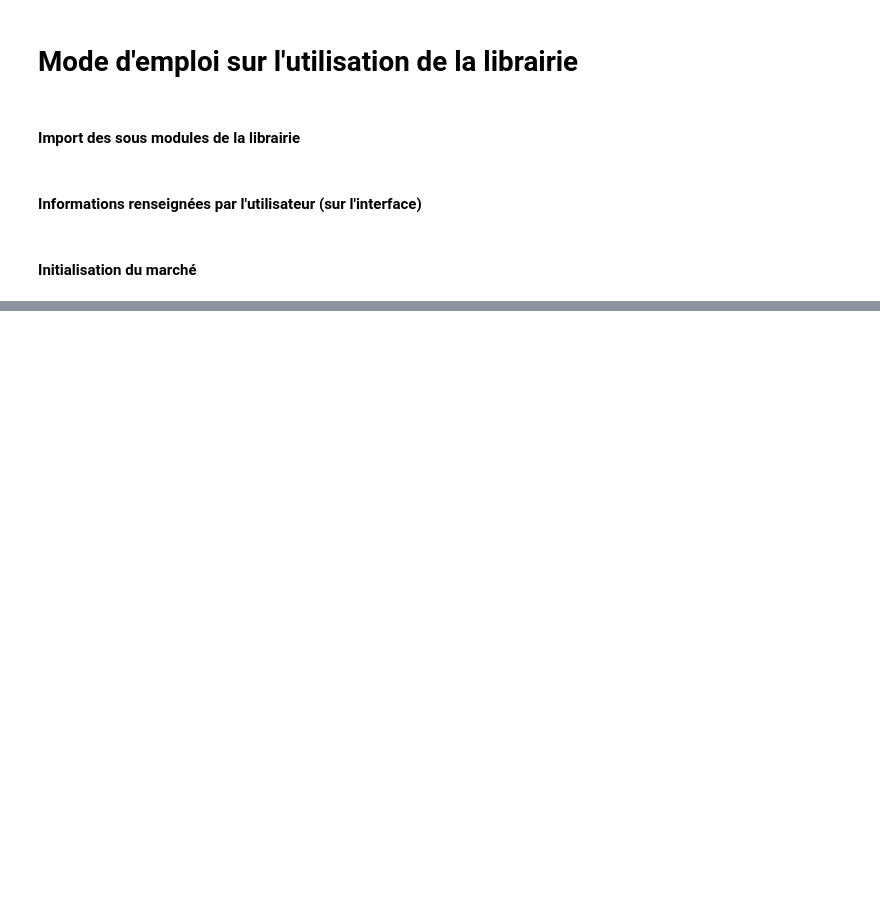
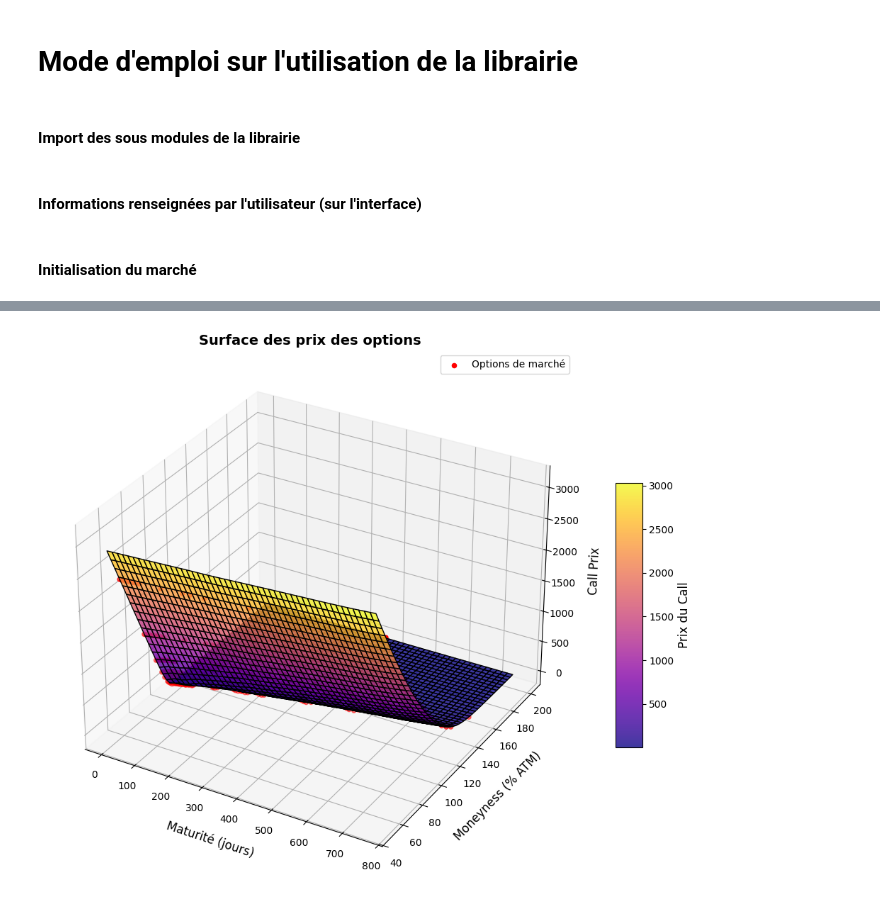
Before and after one commit to baptistedfr/Structured-Product-Pricing-Python, a Jupyter notebook: vol_test.ipynb, the cells around one changed output, grey strips where cells are left out. Cells and saved outputs as stored; diff of their text form; code cells hidden in the pictures; blank space fills up the shorter version.

```diff
--- a/vol_test.ipynb
+++ b/vol_test.ipynb
@@ -37,0 +36,4 @@ market.volatility_surface.display_surface()
+# %%
+market.volatility_surface.display_price_surface()
+# %% [output]
+[figure, added]
```
Also changed, not shown: parts of 4 cells of this notebook, 2 other files.
